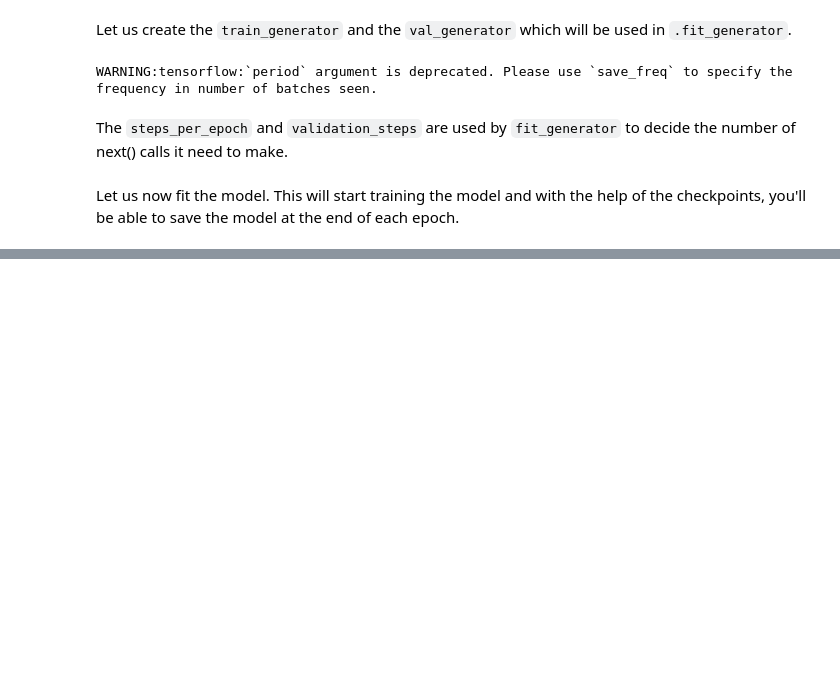
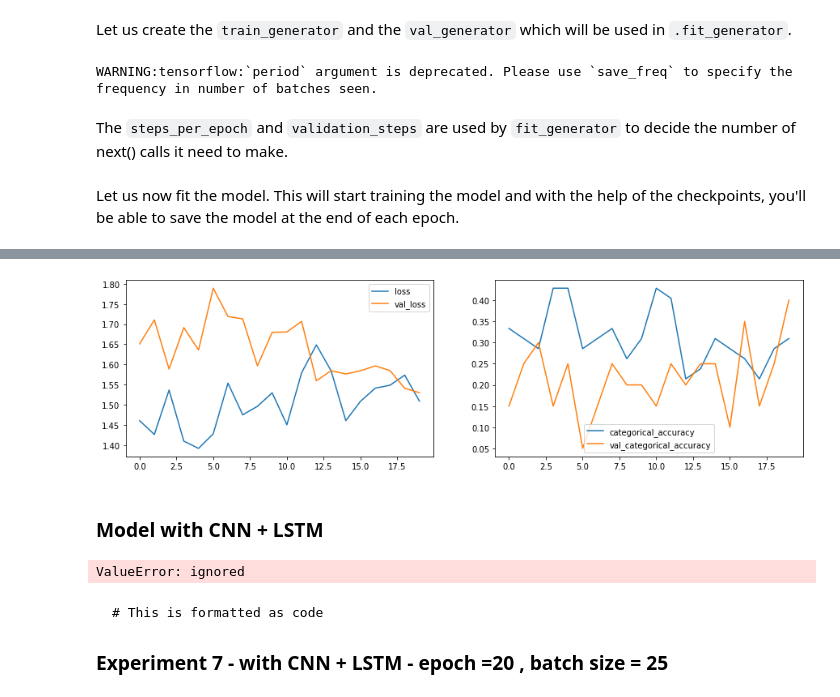
Before and after one commit to santoshramakumar/Gesture-Recognition-Case-Study-IIITB, a Jupyter notebook: Neural_Nets_Project_Starter_Code.ipynb, the cells around one changed output, grey strips where cells are left out. Drawn from its saved outputs; the diff is of its cells as text; code cells hidden in the pictures; blank space fills up the shorter version.

````diff
--- a/Neural_Nets_Project_Starter_Code.ipynb
+++ b/Neural_Nets_Project_Starter_Code.ipynb
@@ -275,0 +495,17 @@ plot_score(history)
+# %%
+num_epochs = 20
+batch_size =  50
+
+if (num_train_sequences%batch_size) == 0:
+    steps_per_epoch = int(num_train_sequences/batch_size)
+else:
+    steps_per_epoch = (num_train_sequences//batch_size) + 1
+
+if (num_val_sequences%batch_size) == 0:
+    validation_steps = int(num_val_sequences/batch_size)
+else:
+    validation_steps = (num_val_sequences//batch_size) + 1
+
+history =  model_2.fit(train_generator, steps_per_epoch=steps_per_epoch, epochs=num_epochs, verbose=1,
+                    callbacks=callbacks_list, validation_data=val_generator,
+                    validation_steps=validation_steps, class_weight=None, workers=1, initial_epoch=0)
@@ -275,0 +530,6 @@ plot_score(history)
+# %%
+plot_score(history)
+# %% [output]
+[figure, added]
+# %% [markdown]
+### Model with CNN + LSTM
@@ -275,0 +542,36 @@ plot_score(history)
+# %%
+model_CNN_LSTM = Sequential()
+
+model_CNN_LSTM.add(TimeDistributed(Conv2D(16, (3, 3) , padding='same', activation='relu'),
+                                input_shape=(30, 120, 120, 3)))
+model_CNN_LSTM.add(TimeDistributed(BatchNormalization()))
+model_CNN_LSTM.add(TimeDistributed(MaxPooling2D((2, 2))))
+
+model_CNN_LSTM.add(TimeDistributed(Conv2D(32, (3, 3) , padding='same', activation='relu')))
+model_CNN_LSTM.add(TimeDistributed(BatchNormalization()))
+model_CNN_LSTM.add(TimeDistributed(MaxPooling2D((2, 2))))
+
+model_CNN_LSTM.add(TimeDistributed(Conv2D(64, (3, 3) , padding='same', activation='relu')))
+model_CNN_LSTM.add(TimeDistributed(BatchNormalization()))
+model_CNN_LSTM.add(TimeDistributed(MaxPooling2D((2, 2))))
+
+model_CNN_LSTM.add(TimeDistributed(Conv2D(128, (3, 3) , padding='same', activation='relu')))
+model_CNN_LSTM.add(TimeDistributed(BatchNormalization()))
+model_CNN_LSTM.add(TimeDistributed(MaxPooling2D((2, 2))))
+
+model_CNN_LSTM.add(TimeDistributed(Conv2D(256, (3, 3) , padding='same', activation='relu')))
+model_CNN_LSTM.add(TimeDistributed(BatchNormalization()))
+model_CNN_LSTM.add(TimeDistributed(MaxPooling2D((2, 2))))
+
+
+model_CNN_LSTM.add(TimeDistributed(Flatten()))
+
+model.add(LSTM(128))
+model_CNN_LSTM.add(Dropout(0.25))
+
+model_CNN_LSTM.add(Dense(128,activation='relu'))
+model_CNN_LSTM.add(Dropout(0.25))
+
+model_CNN_LSTM.add(Dense(5, activation='softmax'))
+# %% [output]
+ValueError: ignored
@@ -275,0 +582,8 @@ plot_score(history)
+# %% [markdown]
+
+
+```
+# This is formatted as code
+```
+
+### Experiment 7 - with CNN + LSTM  -  epoch =20 , batch size = 25
````
Also changed, not shown: parts of 27 cells of this notebook.
